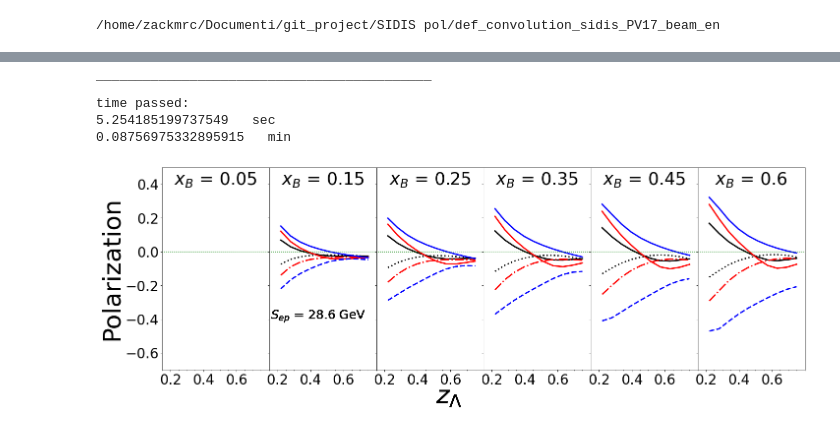
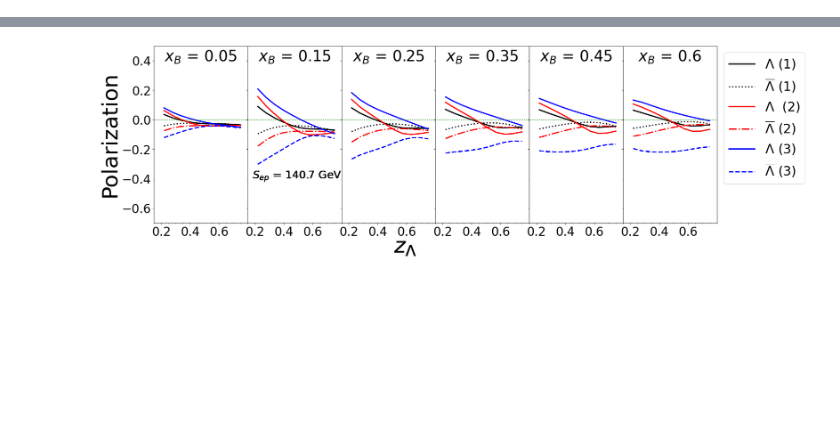
Before and after one commit to zaccheddu/SIDIS_epem, a Jupyter notebook: def_convolution_sidis_PV17_beam_en/linee_Belle_like_Y_simp.ipynb, the cells around one changed output, grey strips where cells are left out. Saved outputs shown, nothing was run; the diff lists cells and outputs as text; code cells hidden in the pictures; blank space fills up the shorter version.

Commit message:
Plot sidis png

```diff
--- a/def_convolution_sidis_PV17_beam_en/linee_Belle_like_Y_simp.ipynb
+++ b/def_convolution_sidis_PV17_beam_en/linee_Belle_like_Y_simp.ipynb
@@ -13,9 +13,7 @@ import time
 from datetime import datetime
 from matplotlib.legend_handler import HandlerTuple
 scale=10.58
-sep=28.6
+sep=140.7
-# %% [output]
-/home/zackmrc/Documenti/git_project/SIDIS pol/def_convolution_sidis_PV17_beam_en
 # %%
 df1 = pd.read_csv('fit_parameters/dfs_/new_gauss_su_charm_no_no.csv')
 df2 = pd.read_csv('fit_parameters/dfs_/new_gauss_su_charm_no_yes.csv')
@@ -373,11 +371,7 @@ title_s=35 #dimensione titolo bin
 
 fit_l=3.  # dimensione linea fit
 # %%
-now = datetime.now()
 
-current_time = now.strftime("%H:%M:%S")
-print("Current Time =", current_time)
-start = time.time()
 ct=1
 lim=[-0.7,0.5]
 fig, axes = plt.subplots(1,len(xbs))
@@ -439,19 +433,11 @@ for xb,ax in zip(xbs,axes):
     ax.set_xlim(limx)
     ct+=1
     fig.text(0.5, 0.1, r'$z_{\Lambda}$', ha='center',size=x_lbl)
-    fig.text(0.32, 0.35, '$S_{ep}$ = '+str(sep)+' GeV', ha='center',size=25)
+    fig.text(0.33, 0.35, '$S_{ep}$ = '+str(sep)+' GeV', ha='center',size=25)
     #fig.text(0.15, 0.25, '(a)', ha='center',size=x_lbl)
 fig.subplots_adjust(top=0.8,bottom=0.2,left=0.105,right=0.99,hspace=0.2,wspace=0.0)
 fig.set_size_inches(20.5, 9.5, forward=False)
 #fig.savefig('Lb_prot_scale_'+str(sep)+'xB.png',bbox_inches='tight')
-fig.savefig('Lb_prot_scale_'+str(sep)+'xB.pdf',bbox_inches='tight')
-
-end = time.time()
-
-mins=(end -start)/60
-print('¯¯¯¯¯¯¯¯¯¯¯¯¯¯¯¯¯¯¯¯¯¯¯¯¯¯¯¯¯¯¯¯¯¯¯¯¯¯¯¯¯¯¯')
-print('time passed:')
-
-print(str(end - start) +'   ' + 'sec')
-print(str((end - start)/60) +'   ' + 'min')
+fig.savefig('plot_draft/Lb_prot_scale_'+str(sep)+'xB.pdf',bbox_inches='tight')
+fig.savefig('plot_draft/Lb_prot_scale_'+str(sep)+'xB.png',bbox_inches='tight')
 # %% [output]
@@ -459,5 +444 @@ Current Time = 15:32:11
-¯¯¯¯¯¯¯¯¯¯¯¯¯¯¯¯¯¯¯¯¯¯¯¯¯¯¯¯¯¯¯¯¯¯¯¯¯¯¯¯¯¯¯
-time passed:
-5.254185199737549   sec
-0.08756975332895915   min
-[figure, old version]
+[figure, new version]
```
Also changed, not shown: parts of 1 cell of this notebook, 14 other files.
